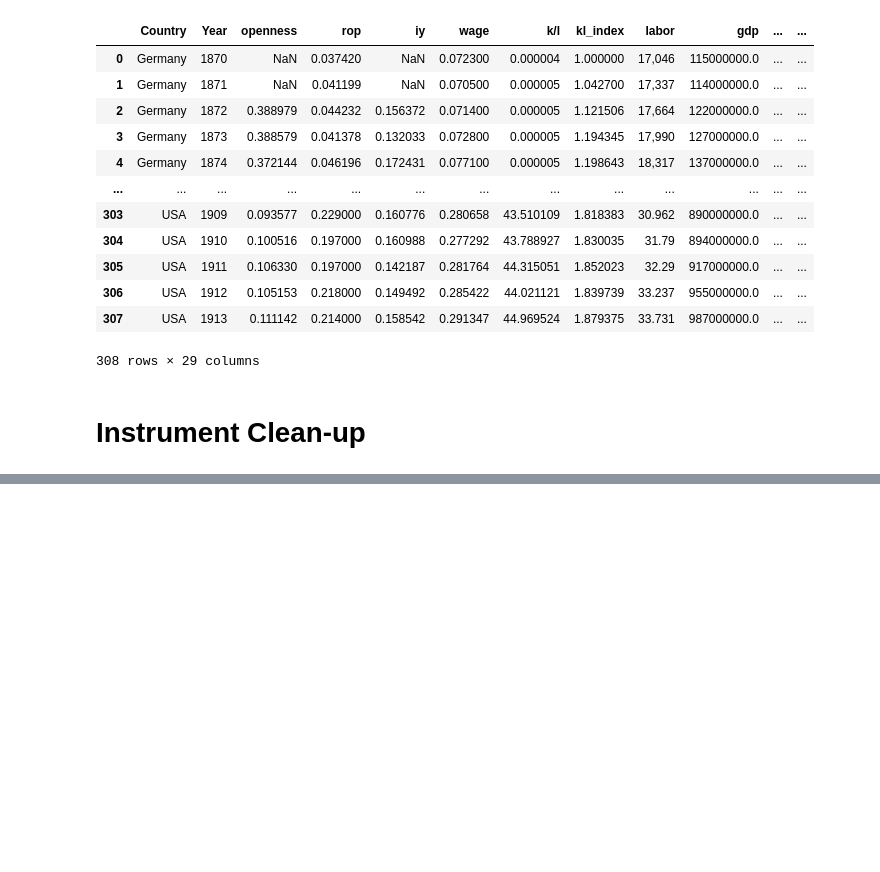
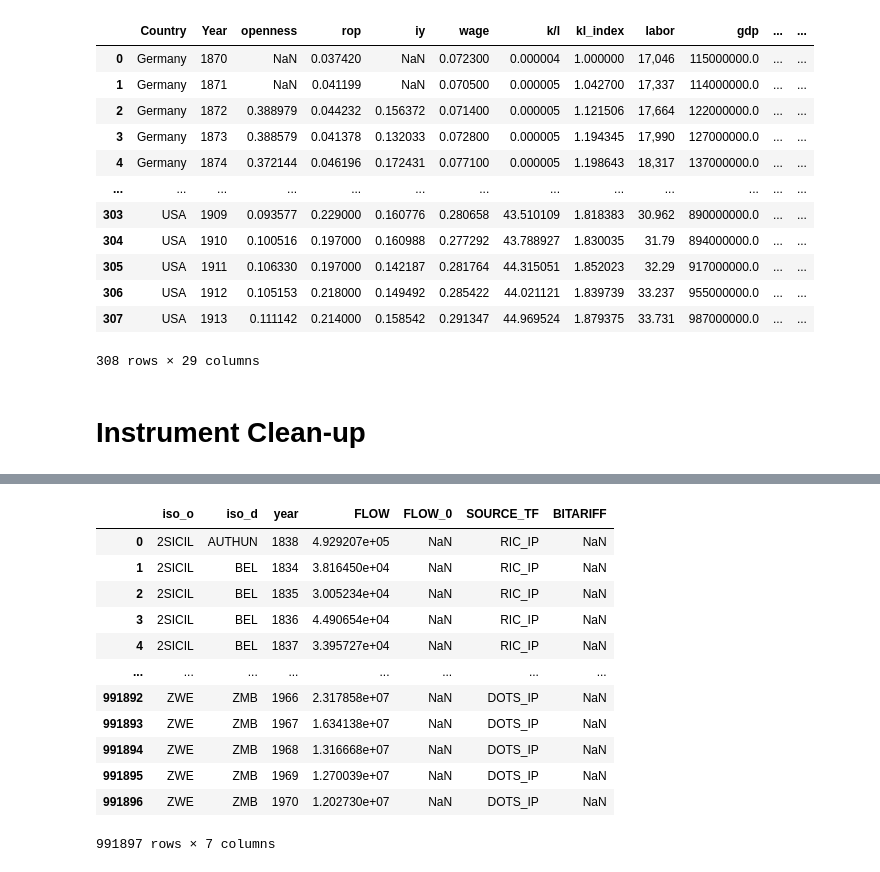
Before and after one commit to kabeerbora/1st_global, a Jupyter notebook: 1st_global.ipynb, the cells around one changed output, grey strips where cells are left out. Drawn from its saved outputs; the diff is of its cells as text; code cells hidden in the pictures; blank space fills up the shorter version.

```diff
--- a/1st_global.ipynb
+++ b/1st_global.ipynb
@@ -801,0 +874,16 @@ merged_df
+# %%
+df_bitrade
+# %% [output]
+|  | iso_o | iso_d | year | FLOW | FLOW_0 | SOURCE_TF | BITARIFF |
+| 0 | 2SICIL | AUTHUN | 1838 | 4.929207e+05 | NaN | RIC_IP | NaN |
+| 1 | 2SICIL | BEL | 1834 | 3.816450e+04 | NaN | RIC_IP | NaN |
+| 2 | 2SICIL | BEL | 1835 | 3.005234e+04 | NaN | RIC_IP | NaN |
+| 3 | 2SICIL | BEL | 1836 | 4.490654e+04 | NaN | RIC_IP | NaN |
+| 4 | 2SICIL | BEL | 1837 | 3.395727e+04 | NaN | RIC_IP | NaN |
+| ... | ... | ... | ... | ... | ... | ... | ... |
+| 991892 | ZWE | ZMB | 1966 | 2.317858e+07 | NaN | DOTS_IP | NaN |
+| 991893 | ZWE | ZMB | 1967 | 1.634138e+07 | NaN | DOTS_IP | NaN |
+| 991894 | ZWE | ZMB | 1968 | 1.316668e+07 | NaN | DOTS_IP | NaN |
+| 991895 | ZWE | ZMB | 1969 | 1.270039e+07 | NaN | DOTS_IP | NaN |
+| 991896 | ZWE | ZMB | 1970 | 1.202730e+07 | NaN | DOTS_IP | NaN |
+991897 rows × 7 columns
```
Also changed, not shown: parts of 7 cells of this notebook.
